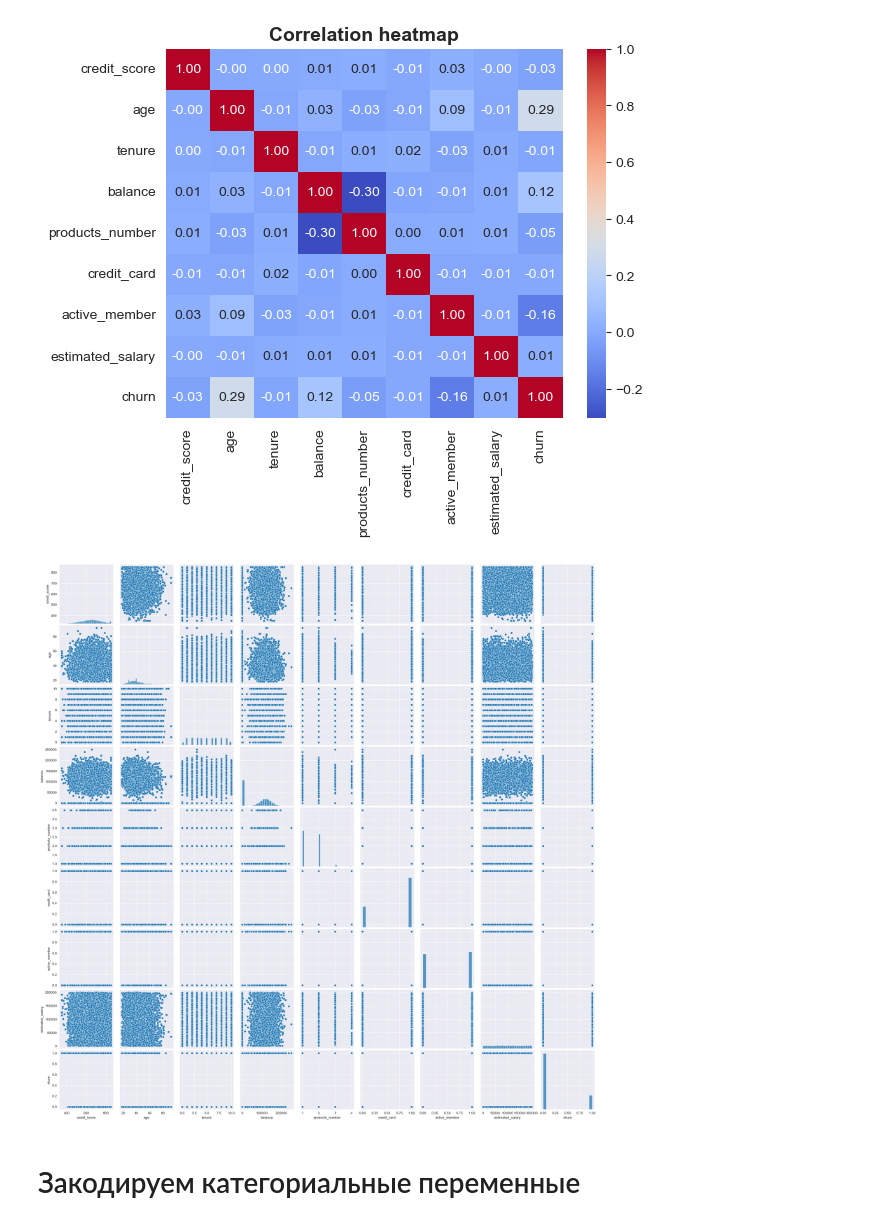
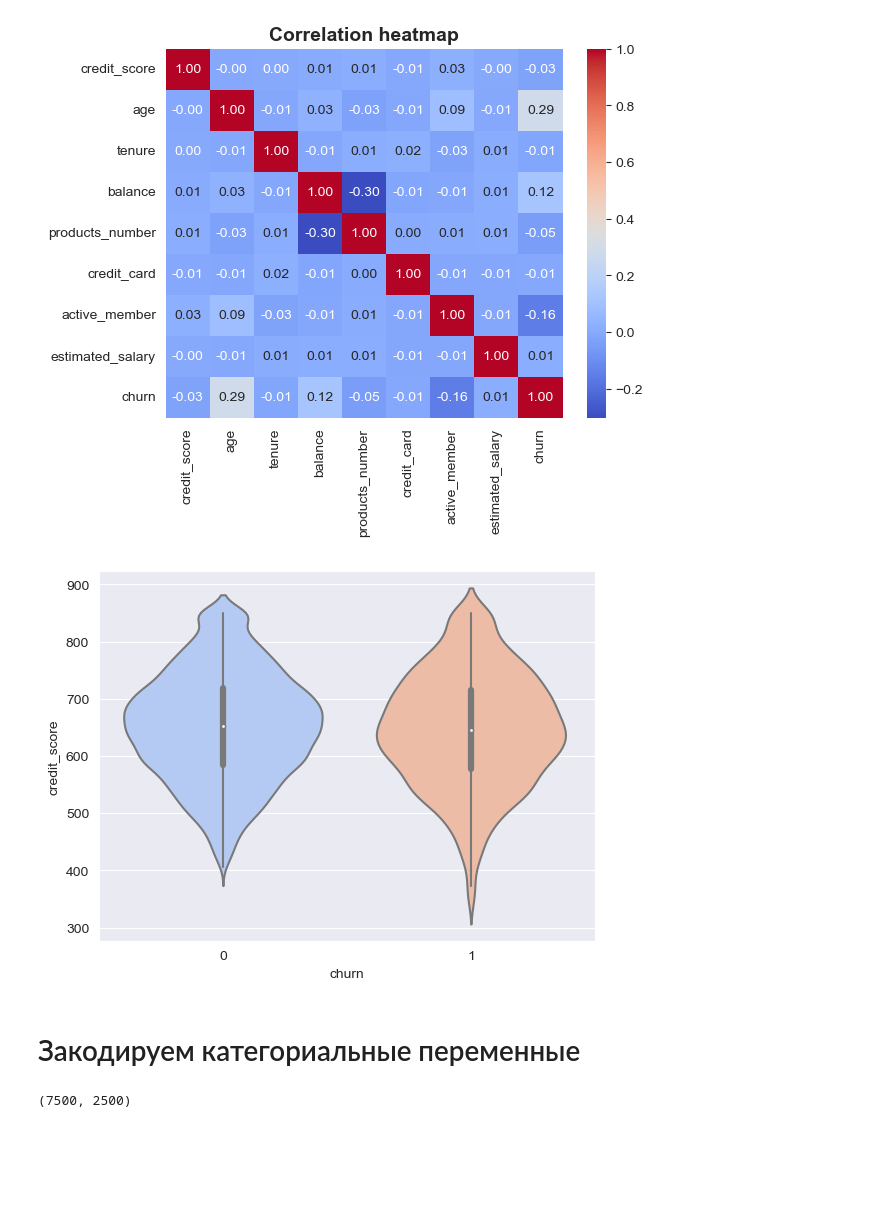
Before and after one commit to Mattheos1/andan_project, a Jupyter notebook: sample.ipynb, the cells around one changed output. Drawn from its saved outputs; the diff is of its cells as text; code cells hidden in the pictures; blank space fills up the shorter version.

```diff
--- a/sample.ipynb
+++ b/sample.ipynb
@@ -132,8 +211,11 @@ plt.show()
 # %% [output]
 [figure]
 # %%
-sns.pairplot(df);
+# sns.pairplot(df);
-# %% [output]
-[figure, removed]
+# %%
+sns.violinplot(x="churn", y="credit_score", data=df, palette="coolwarm")
+plt.show()
+# %% [output]
+[figure, added]
 # %% [markdown]
 # Закодируем категориальные переменные
@@ -139,0 +241,9 @@ sns.pairplot(df);
+# %%
+# Делим датасет на тренировочную и тестовую выборки
+X = df.drop(columns='churn')
+y = df['churn']
+
+X_train, X_test, y_train, y_test = train_test_split(X, y, test_size=0.25, stratify=y, random_state =42)
+len(X_train), len(X_test)
+# %% [output]
+(7500, 2500)
```
Also changed, not shown: parts of 17 cells of this notebook.
